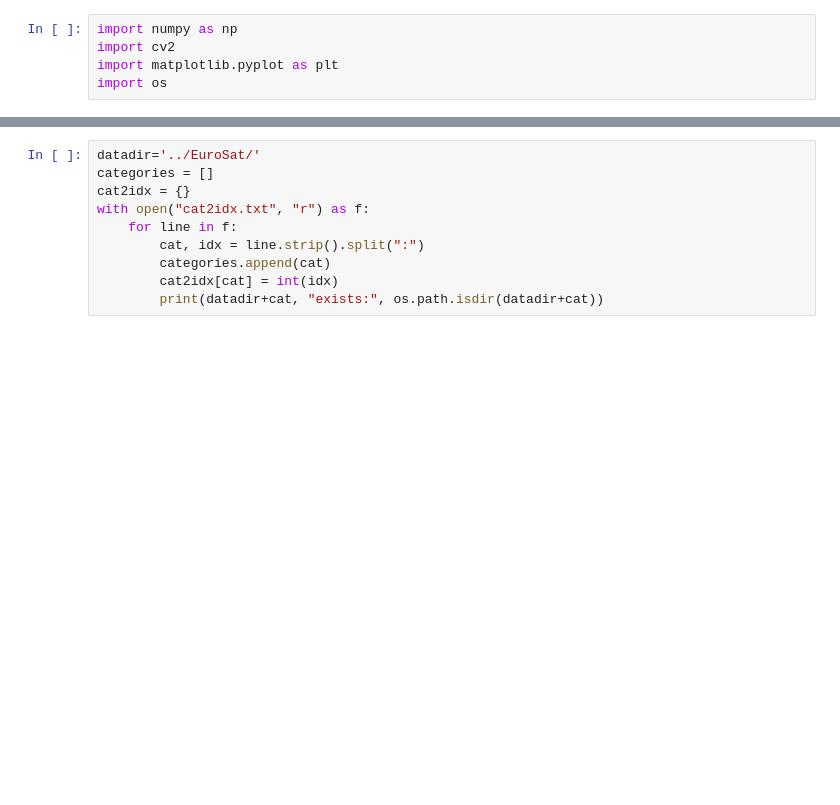
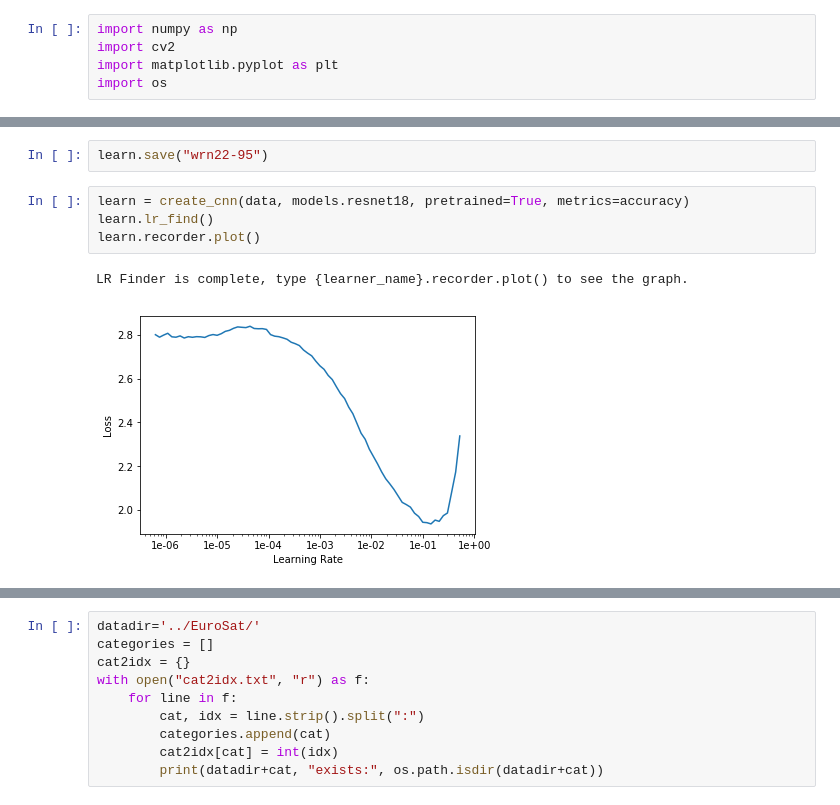
Before and after one commit to ngundotra/urban3dchallenge, a Jupyter notebook: landuse/LandUse-EuroSat.ipynb, the cells around one changed output, grey strips where cells are left out. Cells and saved outputs as stored; diff of their text form; blank space fills up the shorter version.

```diff
--- a/landuse/LandUse-EuroSat.ipynb
+++ b/landuse/LandUse-EuroSat.ipynb
@@ -7,0 +110,9 @@ Create a index of categories that we will use to create classification targets (
+# %%
+learn.save("wrn22-95")
+# %%
+learn = create_cnn(data, models.resnet18, pretrained=True, metrics=accuracy)
+learn.lr_find()
+learn.recorder.plot()
+# %% [output]
+LR Finder is complete, type {learner_name}.recorder.plot() to see the graph.
+[figure, added]
```
Also changed, not shown: parts of 47 cells of this notebook, 1 other file.
